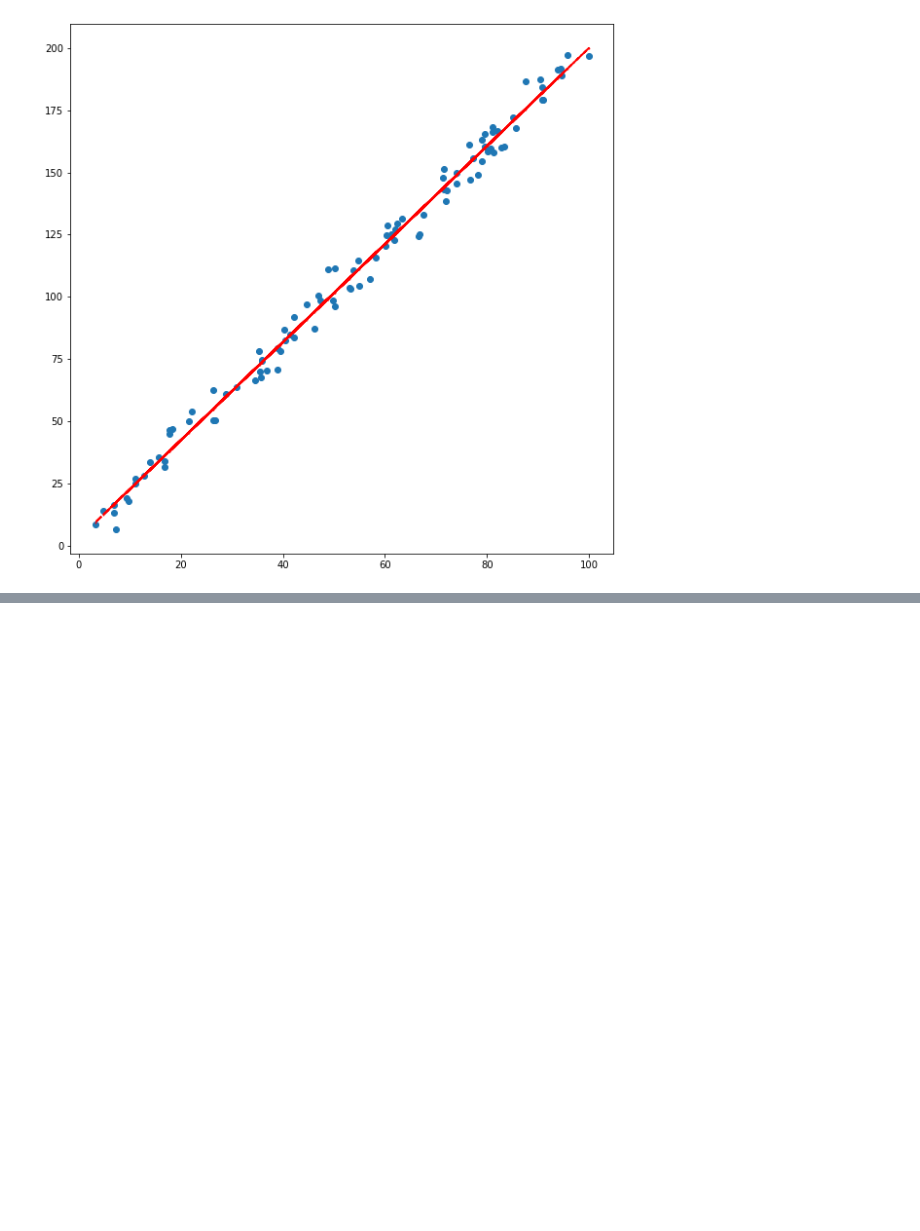
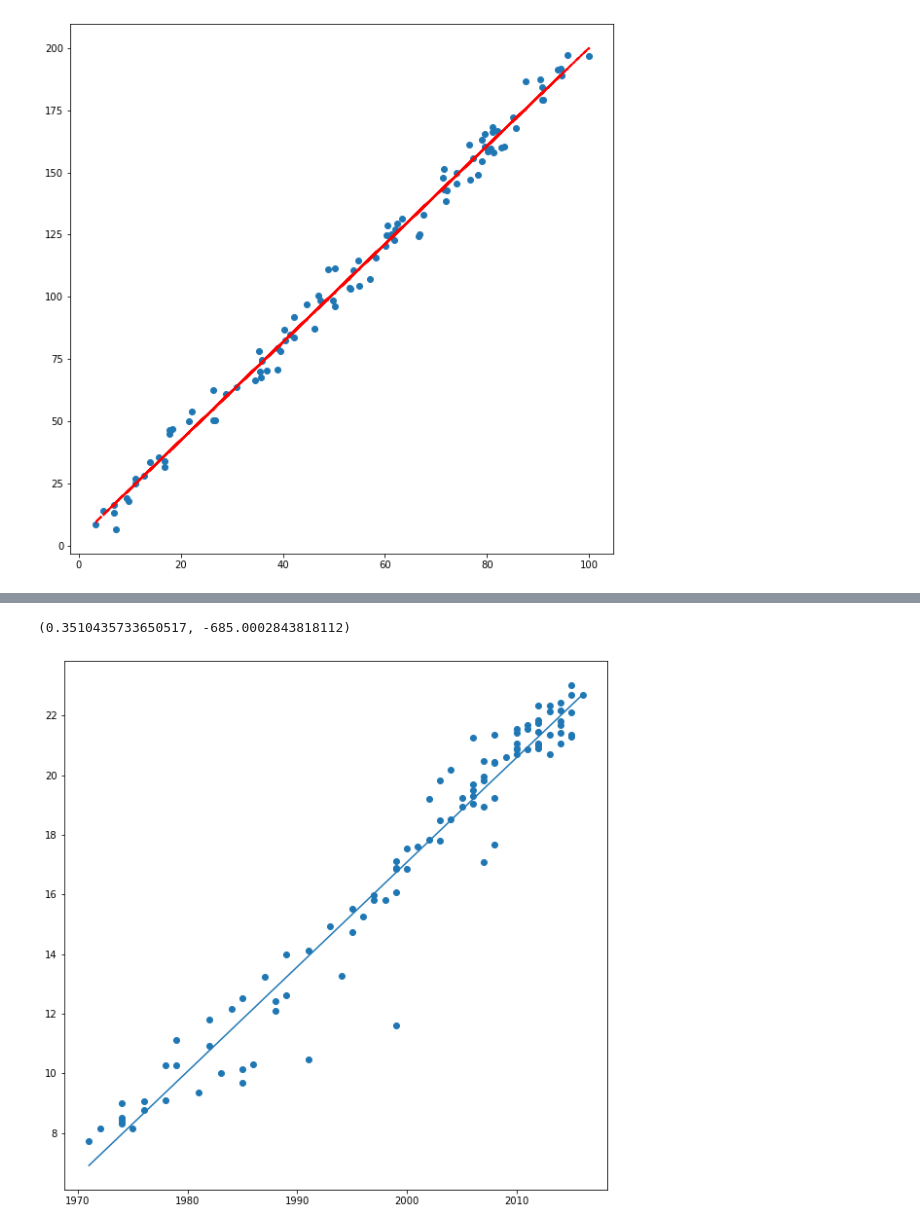
Before and after one commit to chirathlv/Machine-Learning, a Jupyter notebook: Linear Regression with One Variable.ipynb, the cells around one changed output, grey strips where cells are left out. Drawn from its saved outputs; the diff is of its cells as text; code cells hidden in the pictures; blank space fills up the shorter version.

```diff
--- a/Linear Regression with One Variable.ipynb
+++ b/Linear Regression with One Variable.ipynb
@@ -47,0 +138,16 @@ plt.show()
+# %%
+# Calculate the a and b parametes for this dataset
+a = (np.dot(X,y_log) / X.shape[0] - np.mean(X)*np.mean(y_log)) / (np.mean(X**2) - np.mean(X)**2)
+b = (np.mean(y_log)*np.mean(X**2) - np.mean(X)*np.dot(X,y_log) / X.shape[0]) / (np.mean(X**2) - np.mean(X)**2)
+a,b
+# %% [output]
+(0.3510435733650517, -685.0002843818112)
+# %%
+Yhat = a*X + b
+# %%
+plt.figure(figsize=(10,10))
+plt.scatter(X, y_log)
+plt.plot(X, Yhat)
+plt.show()
+# %% [output]
+[figure, added]
```
Also changed, not shown: parts of 26 cells of this notebook, 1 other file.
